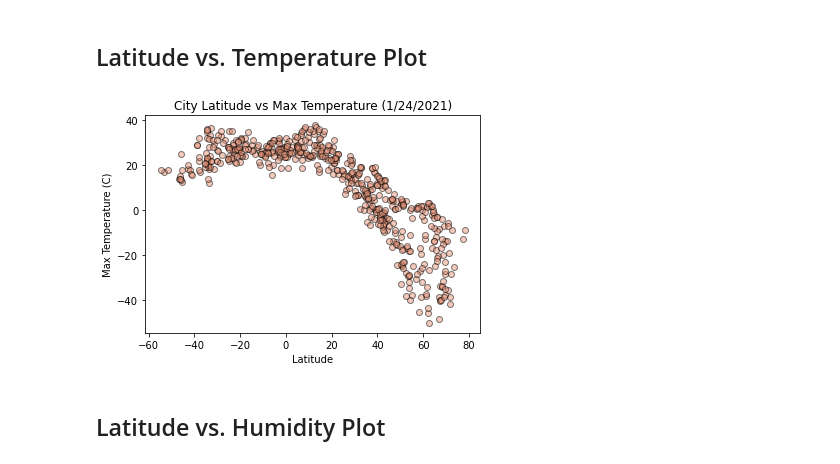
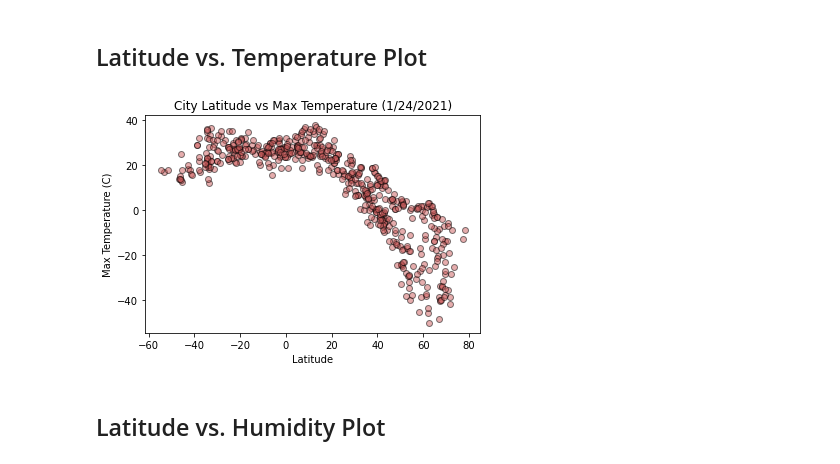
Before and after one commit to c-kleerun/python-api-challenge, a Jupyter notebook: WeatherPy/WeatherPy.ipynb, the cells around one changed output. Saved outputs shown, nothing was run; the diff lists cells and outputs as text; code cells hidden in the pictures.

Commit message:
completed graphs and line regression graphs

```diff
--- a/WeatherPy/WeatherPy.ipynb
+++ b/WeatherPy/WeatherPy.ipynb
@@ -50,26 +50,6 @@ for lat_lng in lat_lngs:
 len(cities)
 # %% [output]
 633
-# %%
-# List for holding lat_lngs and cities
-# lat_lngs = []
-# cities = []
-
-# Create a set of random lat and lng combinations
-# lats = np.random.uniform(lat_range[0], lat_range[1], size=2)
-# lngs = np.random.uniform(lng_range[0], lng_range[1], size=5)
-# lat_lngs = zip(lats, lngs)
-
-# Identify nearest city for each lat, lng combination
-# for lat_lng in lat_lngs:
-#     city = citipy.nearest_city(lat_lng[0], lat_lng[1]).city_name
-
-    # If the city is unique, then add it to a our cities list
-    if city not in cities:
-        cities.append(city)
-
-# Print the city count to confirm sufficient count
-# cities
 # %% [markdown]
 ### Perform API Calls
 * Perform a weather check on each city using a series of successive API calls.
@@ -199,14 +183,16 @@ city_data.head()
 # %%
 x=city_data['Lat']
 y=city_data['Max Temp']
 
-plt.scatter(x, y, facecolor = 'darksalmon', alpha = .5, edgecolor='k')
+plt.scatter(x, y, facecolor = 'indianred', alpha = .5, edgecolor='k')
 plt.title('City Latitude vs Max Temperature (1/24/2021)')
 plt.ylabel('Max Temperature (C)')
 plt.xlabel('Latitude')
+plt.savefig('../output_data/lat_max_temp.png')
+
 plt.show()
 # %% [output]
-[figure, old version]
+[figure, new version]
 # %% [markdown]
 ## Latitude vs. Humidity Plot
 # %%
```
Also changed, not shown: parts of 16 cells of this notebook, 10 other files.
